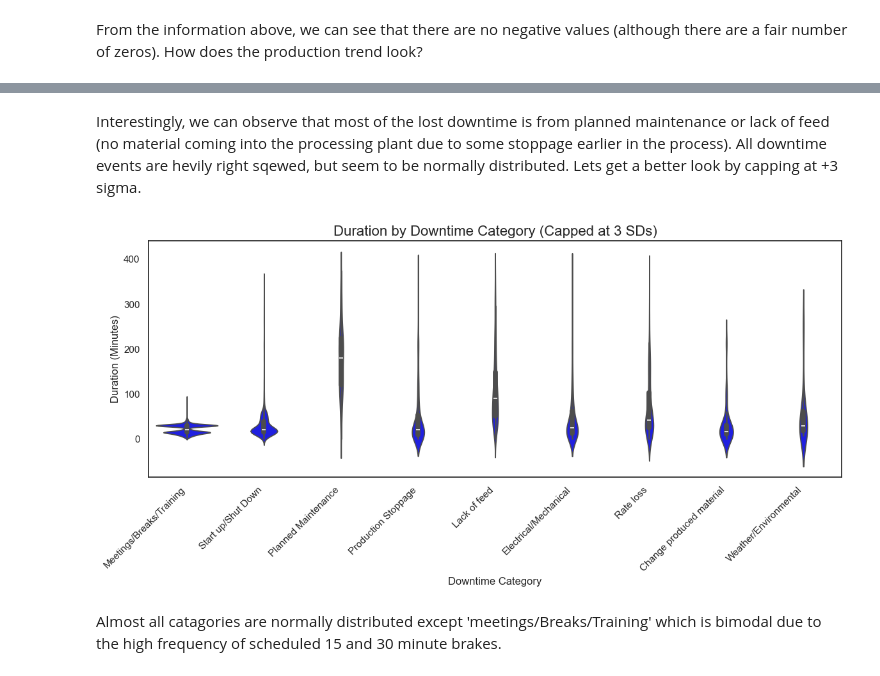
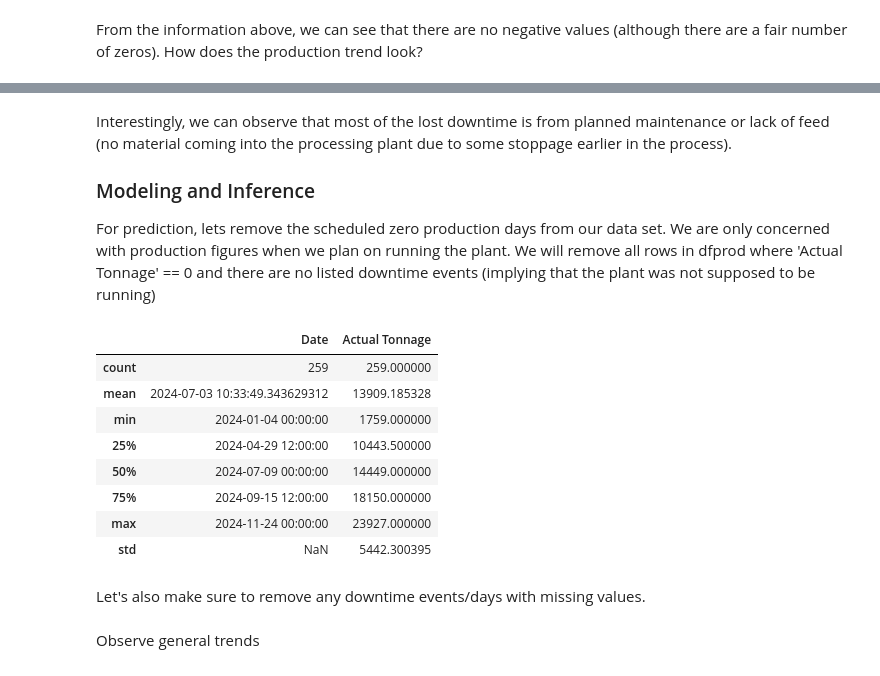
Before and after one commit to eliasforsberg/quarry-eda, a Jupyter notebook: eda.ipynb, the cells around one changed output, grey strips where cells are left out. Saved outputs shown, nothing was run; the diff lists cells and outputs as text; code cells hidden in the pictures.

```diff
--- a/eda.ipynb
+++ b/eda.ipynb
@@ -180,28 +192,22 @@ plt.show()
 # %% [markdown]
-Interestingly, we can observe that most of the lost downtime is from planned maintenance or lack of feed (no material coming into the processing plant due to some stoppage earlier in the process). All downtime events are hevily right sqewed, but seem to be normally distributed. Lets get a better look by capping at +3 sigma.
+Interestingly, we can observe that most of the lost downtime is from planned maintenance or lack of feed (no material coming into the processing plant due to some stoppage earlier in the process).
+
+### Modeling and Inference
+
+For prediction, lets remove the scheduled zero production days from our data set. We are only concerned with production figures when we plan on running the plant. We will remove all rows in dfprod where 'Actual Tonnage' == 0 and there are no listed downtime events (implying that the plant was not supposed to be running)
-# %%
-# Calculate mean and standard deviation
-mean_duration = dfdown["Duration (minutes)"].mean()
-std_duration = dfdown["Duration (minutes)"].std()
-
-# Filter data to cap at 3 standard deviations
-dfdown_filtered = dfdown[dfdown["Duration (minutes)"] <= mean_duration + 3 * std_duration]
-
-# Violin plot with filtered data
-plt.figure(figsize=(12, 6))
-sns.violinplot(
-    x="Downtime Category",
-    y="Duration (minutes)",
-    data=dfdown_filtered,
-    color="blue"
-)
-plt.title("Duration by Downtime Category (Capped at 3 SDs)", fontsize=16)
-plt.xlabel("Downtime Category", fontsize=12)
-plt.ylabel("Duration (Minutes)", fontsize=12)
-plt.xticks(rotation=45, ha="right")  # Rotate category labels for better readability
-plt.tight_layout()
-plt.show()
-# %% [output]
-[figure, removed]
-# %% [markdown]
-Almost all catagories are normally distributed except 'meetings/Breaks/Training' which is bimodal due to the high frequency of scheduled 15 and 30 minute brakes.
+# %%
+dfprod = dfprod[(dfprod["Actual Tonnage"] != 0) & (dfprod["Date"].isin(dfdown["Date"]))]
+
+dfprod.describe()
+# %% [output]
+|  | Date | Actual Tonnage |
+| count | 259 | 259.000000 |
+| mean | 2024-07-03 10:33:49.343629312 | 13909.185328 |
+| min | 2024-01-04 00:00:00 | 1759.000000 |
+| 25% | 2024-04-29 12:00:00 | 10443.500000 |
+| 50% | 2024-07-09 00:00:00 | 14449.000000 |
+| 75% | 2024-09-15 12:00:00 | 18150.000000 |
+| max | 2024-11-24 00:00:00 | 23927.000000 |
+| std | NaN | 5442.300395 |
+# %% [markdown]
+Let's also make sure to remove any downtime events/days with missing values.
@@ -207,0 +223,2 @@ Almost all catagories are normally distributed except 'meetings/Breaks/Training'
+# %% [markdown]
+Observe general trends
```
Also changed, not shown: parts of 11 cells of this notebook.
